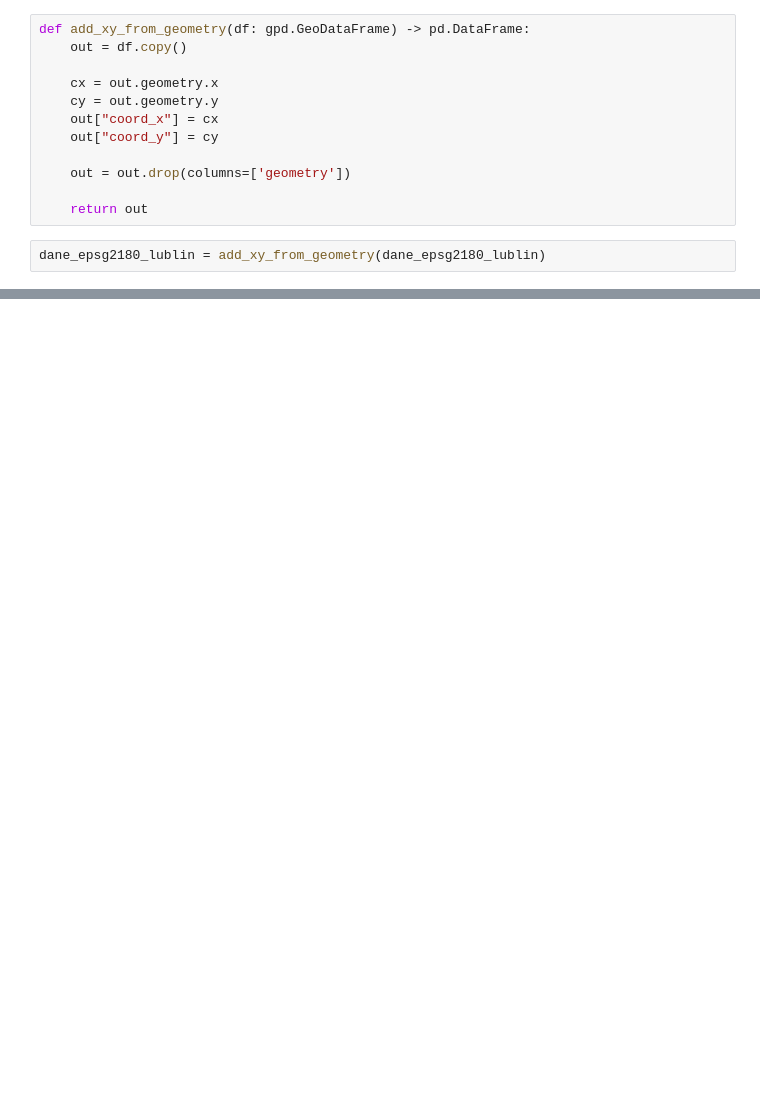
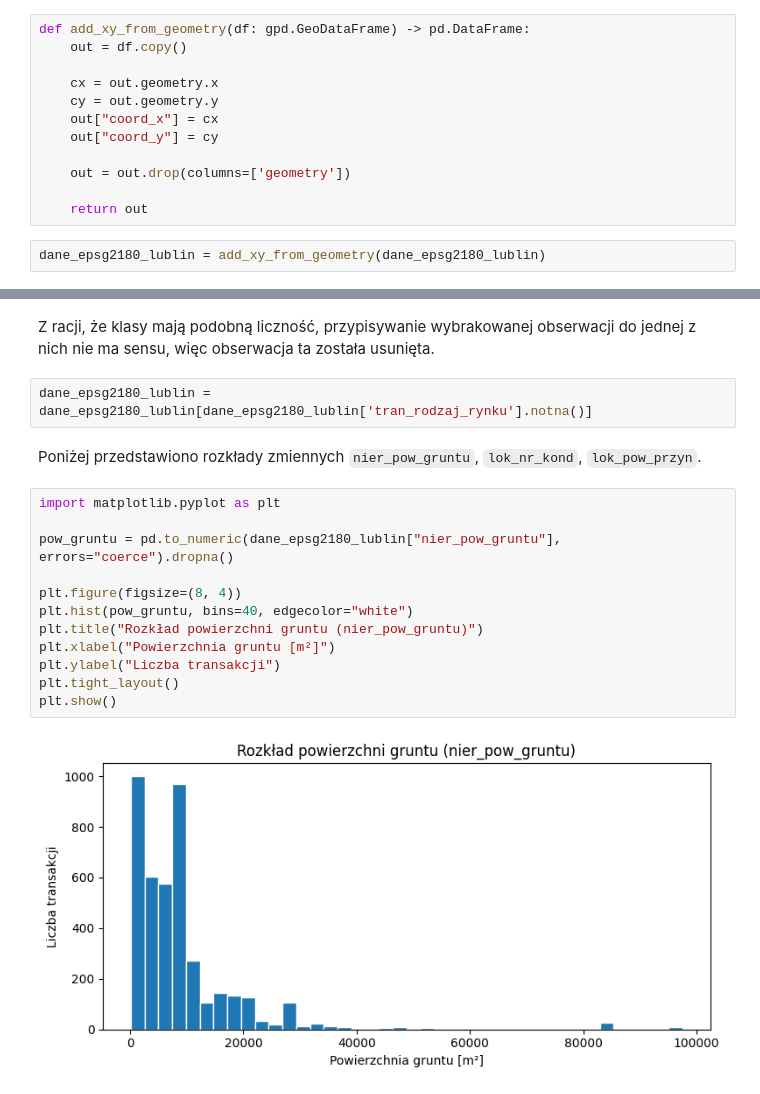
Before and after one commit to dron-mjk/LublinRCN, a Jupyter notebook: clean_data.ipynb, the cells around one changed output, grey strips where cells are left out. Drawn from its saved outputs; the diff is of its cells as text; blank space fills up the shorter version.

```diff
--- a/clean_data.ipynb
+++ b/clean_data.ipynb
@@ -147,0 +212,20 @@ dane_epsg2180_lublin.to_parquet("dane.parquet")
+# %% [markdown]
+Z racji, że klasy mają podobną liczność, przypisywanie wybrakowanej obserwacji do jednej z nich nie ma sensu, więc obserwacja ta została usunięta.
+# %%
+dane_epsg2180_lublin = dane_epsg2180_lublin[dane_epsg2180_lublin['tran_rodzaj_rynku'].notna()]
+# %% [markdown]
+Poniżej przedstawiono rozkłady zmiennych `nier_pow_gruntu`, `lok_nr_kond`, `lok_pow_przyn`.
+# %%
+import matplotlib.pyplot as plt
+
+pow_gruntu = pd.to_numeric(dane_epsg2180_lublin["nier_pow_gruntu"], errors="coerce").dropna()
+
+plt.figure(figsize=(8, 4))
+plt.hist(pow_gruntu, bins=40, edgecolor="white")
+plt.title("Rozkład powierzchni gruntu (nier_pow_gruntu)")
+plt.xlabel("Powierzchnia gruntu [m²]")
+plt.ylabel("Liczba transakcji")
+plt.tight_layout()
+plt.show()
+# %% [output]
+[figure, added]
```
Also changed, not shown: parts of 41 cells of this notebook, 24 other files.
